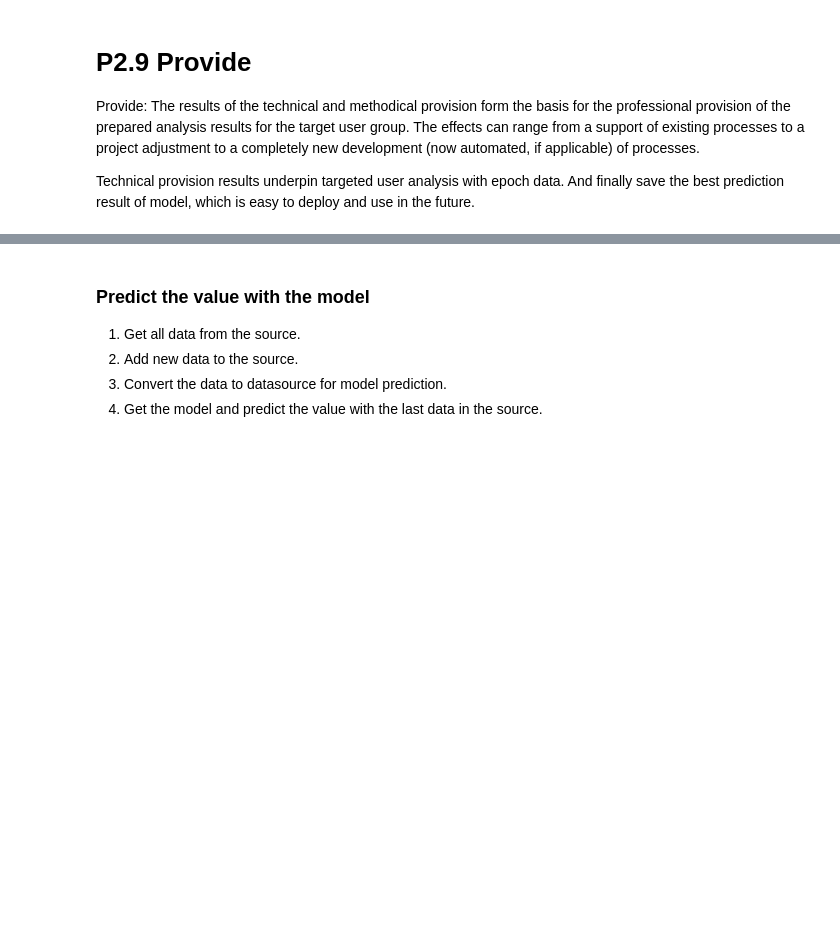
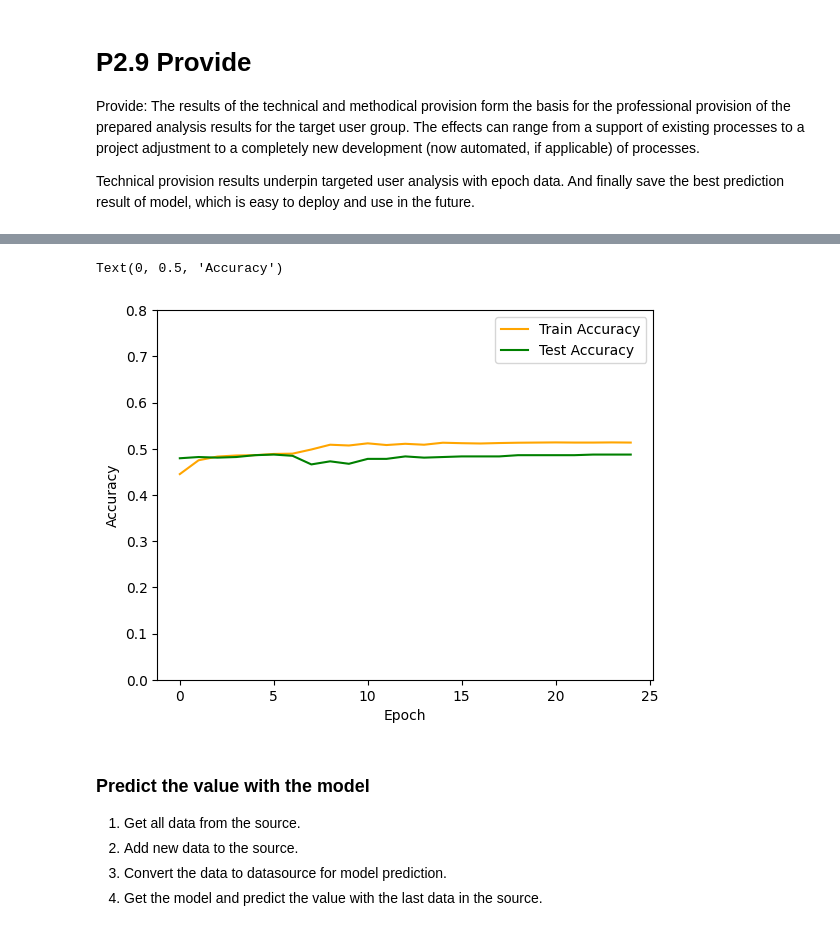
Before and after one commit to ShannonHung/ITPM, a Jupyter notebook: Code/8-ML-Saraly-Level-Prediction.ipynb, the cells around one changed output, grey strips where cells are left out. Cells and saved outputs as stored; diff of their text form; code cells hidden in the pictures; blank space fills up the shorter version.

Commit message:
feat: done with description of testing model

```diff
--- a/Code/8-ML-Saraly-Level-Prediction.ipynb
+++ b/Code/8-ML-Saraly-Level-Prediction.ipynb
@@ -301,10 +309,15 @@ class SalaryPredictor(nn.Module):
         return x
 # %%
 # TODO: add the comment for try and errors
+train_acc = []
+test_acc = []
+
 D_in, D_out = 174, 4
 model = SalaryPredictor(D_in)
+# criterion = nn.BCELoss()
 criterion = nn.CrossEntropyLoss()
-optimizer = optim.SGD(model.parameters(), lr=0.001, momentum=0.9)
+optimizer = optim.AdamW(model.parameters(), lr=0.001)
+# optimizer = optim.SGD(model.parameters(), lr=0.0001, momentum=0.01)
 loss_function = nn.CrossEntropyLoss()
 exp_lr_scheduler = lr_scheduler.StepLR(optimizer, step_size=7, gamma=0.1)
 # %% [markdown]
@@ -336,3 +366,14 @@ Best val Acc: 0.490013
+# %%
+import matplotlib.pyplot as plt
+plt.plot(train_acc, color='orange')
+plt.plot(test_acc, color='green')
+plt.ylim(0.0, 0.8)
+plt.legend(['Train Accuracy', 'Test Accuracy'], loc='upper right')
+plt.xlabel('Epoch')
+plt.ylabel('Accuracy')
+# %% [output]
+Text(0, 0.5, 'Accuracy')
+[figure, added]
 # %%
 # save the model to disk
 torch.save(model.state_dict(), '../data/model/salary_pred.pt')
```
Also changed, not shown: parts of 6 cells of this notebook, 2 other files.
